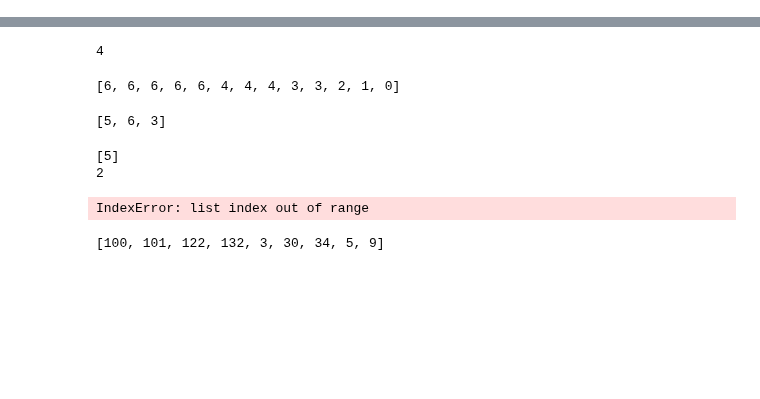
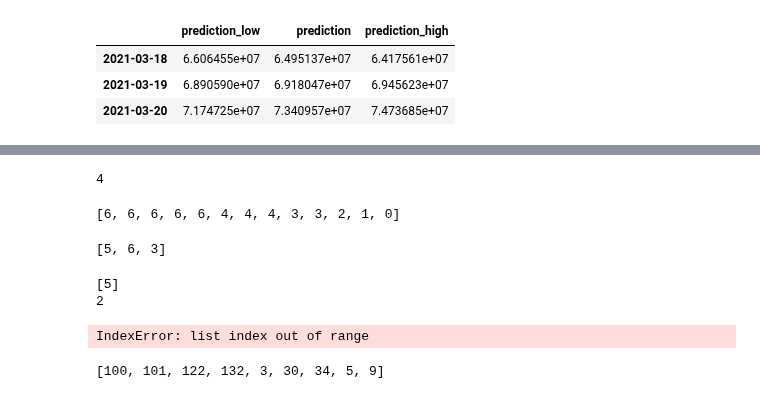
Before and after one commit to HSC-1/aiffel_achieve, a Jupyter notebook: coding.ipynb, the cells around one changed output, grey strips where cells are left out. Saved outputs shown, nothing was run; the diff lists cells and outputs as text; code cells hidden in the pictures; blank space fills up the shorter version.

```diff
--- a/coding.ipynb
+++ b/coding.ipynb
@@ -18,0 +159,7 @@ def solution(array, commands):
+# %%
+pd.DataFrame([low,fc,up],index=fu_list,columns=['prediction_low','prediction','prediction_high'])
+# %% [output]
+|  | prediction_low | prediction | prediction_high |
+| 2021-03-18 | 6.606455e+07 | 6.495137e+07 | 6.417561e+07 |
+| 2021-03-19 | 6.890590e+07 | 6.918047e+07 | 6.945623e+07 |
+| 2021-03-20 | 7.174725e+07 | 7.340957e+07 | 7.473685e+07 |
```
Also changed, not shown: parts of 19 cells of this notebook.
